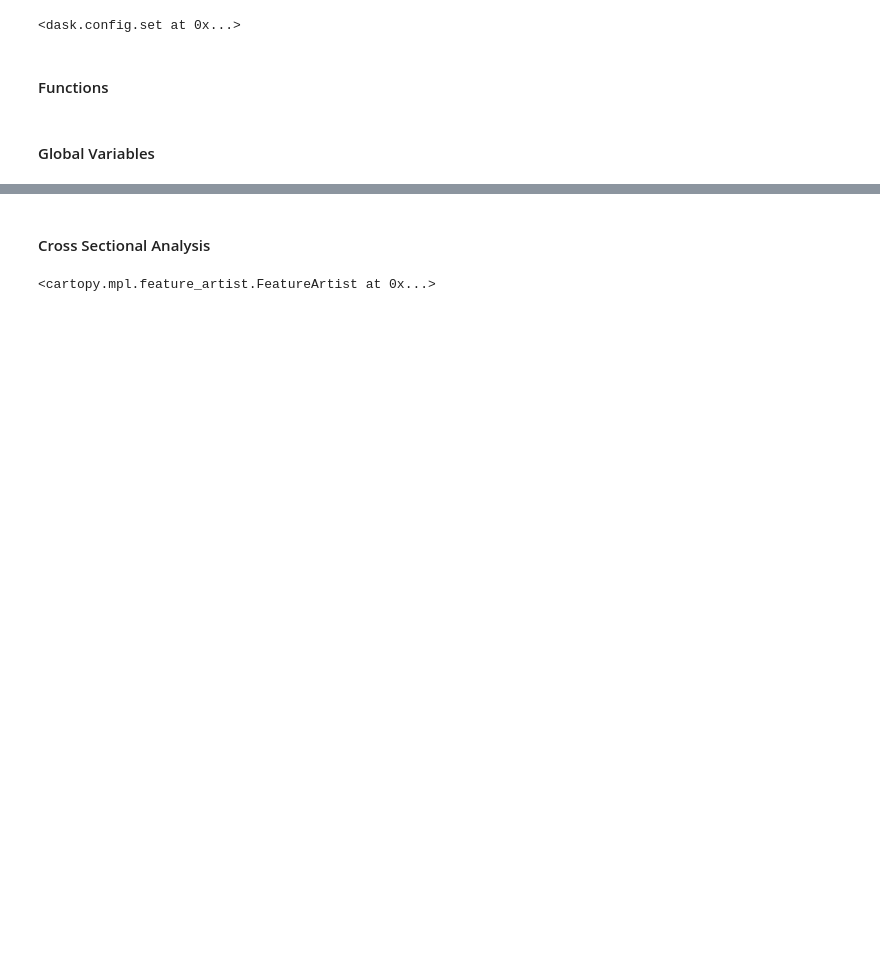
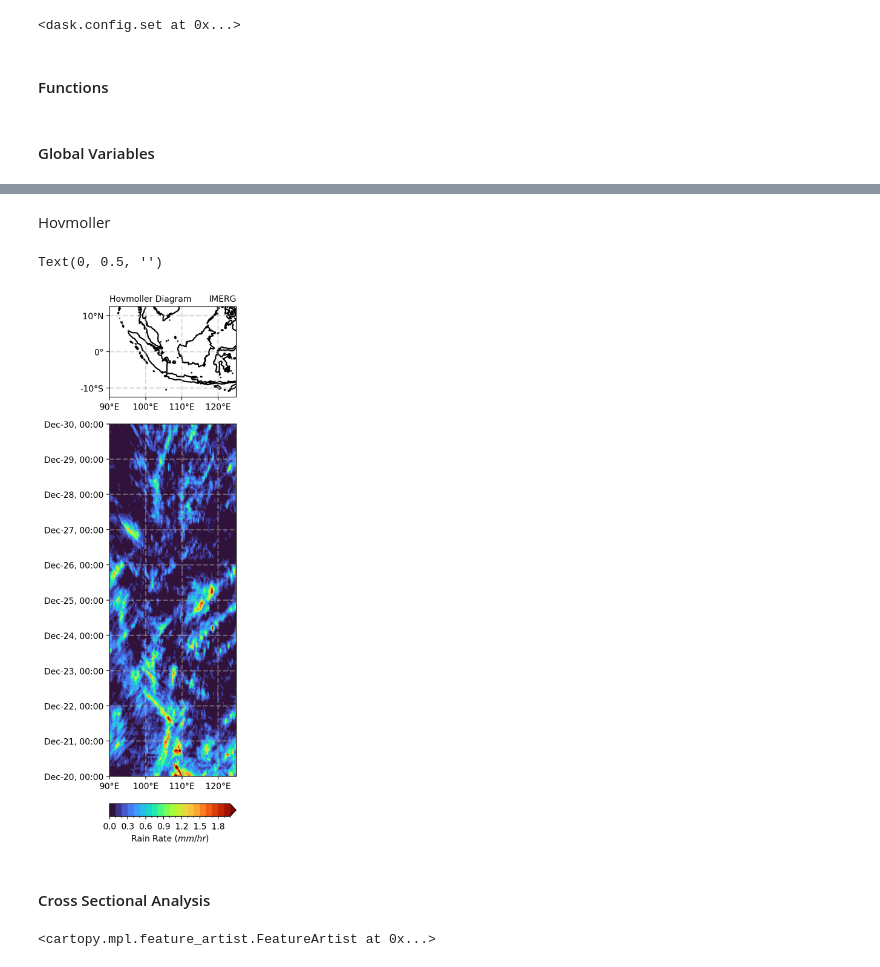
Before and after one commit to HragNajarian/PhD-Work, a Jupyter notebook: analysis/IMERG.ipynb, the cells around one changed output, grey strips where cells are left out. Cells and saved outputs as stored; diff of their text form; code cells hidden in the pictures; blank space fills up the shorter version.

```diff
--- a/analysis/IMERG.ipynb
+++ b/analysis/IMERG.ipynb
@@ -277,3 +515,76 @@ This is the size of the IMERG data array in (time,lat,lon):  (505, 200, 550)
+# %% [markdown]
+Hovmoller
+# %%
+#######################################################################
+################## Top plot for Hovmoller diagram #####################
+#######################################################################
+
+fig = plt.figure(figsize=(2.7,11))
+
+# Use gridspec to help size elements of plot; small top plot and big bottom plot
+gs = gridspec.GridSpec(nrows=5, ncols=1, hspace=0.075, height_ratios=[0.15,0.015,0.55,0.02,0.02])
+
+# Top plot for geographic reference (makes small map)
+ax1 = fig.add_subplot(gs[0, 0], projection=ccrs.PlateCarree(central_longitude=0))
+ax1.set_extent([lon_bound_d02[0], lon_bound_d02[1], lat_bound[0], lat_bound[1]], ccrs.PlateCarree(central_longitude=0))
+# Tick labels
+ax1.set_yticks([-10, 0, 10])
+ax1.set_yticklabels([u'-10\N{DEGREE SIGN}S', u'0\N{DEGREE SIGN}', u'10\N{DEGREE SIGN}N'])
+ax1.set_xticks(np.arange(lon_bound_d02[0],lon_bound_d02[1],10))
+x_tick_labels = [u'90\N{DEGREE SIGN}E',
+                 u'100\N{DEGREE SIGN}E', u'110\N{DEGREE SIGN}E',
+                 u'120\N{DEGREE SIGN}E']
+ax1.set_xticklabels(x_tick_labels)
+ax1.grid(linestyle='--', linewidth=1.5, alpha=.5)
+# Plot the coast lines
+ax1.coastlines(linewidth=1.5, color='k', resolution='50m')  # cartopy function
+
+# Set titles
+plt.title('Hovmoller Diagram', loc='left', fontsize=10)
+plt.title('IMERG', loc='right', fontsize=10)
+
+#######################################################################
+################## Bottom plot for Hovmoller diagram ##################
+#######################################################################
+
+ax2 = fig.add_subplot(gs[2, 0]) # ax2.invert_yaxis()
+
+## Preparing data to be plotted
+# Read in the data:
+x1 = da_RR_IMERG.sel(lat=slice(-10,10)).mean('lat')
+
+# Plot the rain rates
+cf2 = x1.plot.contourf(
+	ax=ax2,
+	add_colorbar=False,
+	xticks=np.arange(lon_bound_d02[0],lon_bound_d02[1],10),
+	cmap='turbo',
+	levels=np.arange(0,2.1,.1),
+	extend='max'
+)
+
+# Create grids
+ax2.grid(linestyle='--', linewidth=1.5, alpha=.5)
+
+# Plot the colorbars
+	# Rain rate colorbar
+ax4 = fig.add_subplot(gs[4, 0])
+cbar2 = plt.colorbar(cf2, cax=ax4, orientation='horizontal', pad=0.5, aspect=100, extend='max')
+cbar2.set_label('Rain Rate ($mm/hr$)')
+
+# Set titles/labels
+# ax2.set_title('Rain rate', loc='left', fontsize=10)
+ax2.set_title('', loc='right', fontsize=10)
+ax2.set_xticklabels(x_tick_labels)
+# ax2.set_yticks(y.time[0::4])
+t = x1.time[::48].dt.strftime("%b-%d, %H:%M")
+ax2.set_yticks(x1.time[::48])
+ax2.set_yticklabels(t.values)
+ax2.set_xlabel('')
+ax2.set_ylabel('')
+# %% [output]
+Text(0, 0.5, '')
+[figure, added]
 # %% [markdown]
 #### Cross Sectional Analysis
 # %%
```
Also changed, not shown: parts of 13 cells of this notebook.
